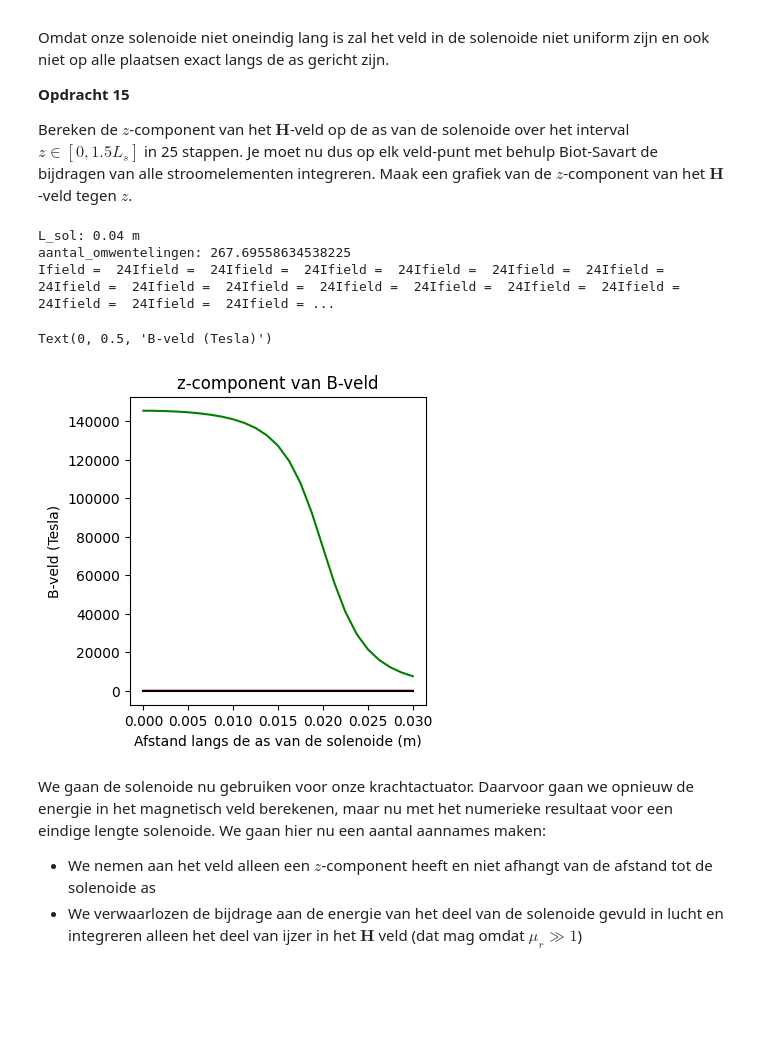
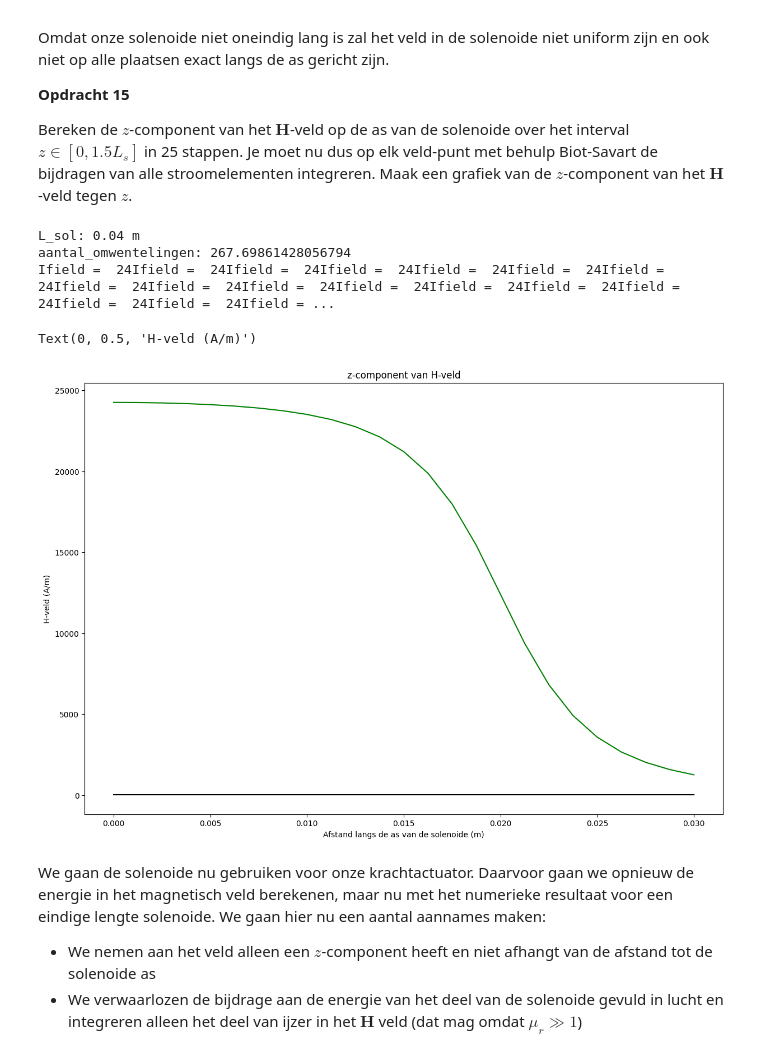
Before and after one commit to ElineSerpenti/opdrachten-DEF-D.EALSerpenti, a Jupyter notebook: Digital ontwerpopdracht 2/2KrachtactuatorOpdracht/KrachtactuatorOpdracht.ipynb, the cells around one changed output. Cells and saved outputs as stored; diff of their text form; code cells hidden in the pictures; blank space fills up the shorter version.

```diff
--- a/Digital ontwerpopdracht 2/2KrachtactuatorOpdracht/KrachtactuatorOpdracht.ipynb
+++ b/Digital ontwerpopdracht 2/2KrachtactuatorOpdracht/KrachtactuatorOpdracht.ipynb
@@ -825,0 +795,32 @@ Numeriek H-veld bij N=10000: [5.13017240e+00 3.61968176e+00 3.90556559e+04]
+# %%
+# Dit reken ik uit voor laatste geval: lichtschakelaar
+# Voor de lichtschakelaar kiezen we voor de lengte van de spoel: 0.04 m, straal van de spoel: 0.005 m , lengte draad: 8.41 m.
+# N = # wikkelng
+# print
+# H = nIz^
+z_dakje = np.array([0,0,1])
+H_analytisch = spoed * I * z_dakje
+print('Het veld van oneindig lange solenoide analytisch:', H_analytisch)
+
+N = N_punten
+
+# Genereer de punten met je bestaande functie
+x, y, z = parametrisatie(N, r_sol, aantal_omwentelingen, L_sol)
+punten = np.vstack((x, y, z)).T
+
+# Bereken het veld in het midden (oorsprong)
+r_field = np.array([0, 0, 0])
+H_totaal = np.array([0.0, 0.0, 0.0])
+
+# De vector 'r' in Biot-Savart loopt van de draad naar het meetpunt (0,0,0) = midden van solenoid
+# r_bron_naar_meetpunt = H_totaal - midden_dl
+
+for i in range(len(punten) - 1):
+    r_source = (punten[i] + punten[i+1]) / 2  # Het midden van het segmentje
+    dl = punten[i+1] - punten[i]             # De vector van het segmentje
+
+    # Gebruik bestaande functie
+    dH = field_current_element(r_field, r_source, dl)
+    H_totaal += dH
+
+print(f"Berekend H-veld in het midden: {H_totaal}")
@@ -832,45 +836,43 @@ Omdat onze solenoide niet oneindig lang is zal het veld in de solenoide niet uni
 Bereken de $z$-component van het $\mathbf{H}$-veld op de as van de solenoide over het interval $z \in [0, 1.5L_s]$ in 25 stappen. Je moet nu dus op elk veld-punt met behulp Biot-Savart de bijdragen van alle stroomelementen integreren. Maak een grafiek van de $z$-component van het $\mathbf{H}$-veld tegen $z$.
 # %%
 n_ax=25
-z_ax=np.linspace(0, 1.5*L_sol/2, n_ax)      # voor elk van deze veldpunten moet de totale invloed van alle dl van de hele spoel worden gesommeerd
+z_ax=np.linspace(0, 1.5*L_sol/2, n_ax)      # voor elk van deze veldpunten moet de totale invloed van alle dl van de hele spoel worden gesommeerd # wwwaaorm gedeeld door 2!!!!!
 print('L_sol:', L_sol, 'm')
 H_ax=np.zeros((n_ax,1))                     # kolom met 25 nullen
 N = n_stappen
 # aantal_omwent = aantal_omwentelingen
 print('aantal_omwentelingen:', aantal_omwentelingen)
 aantal_omwent = 1000
 
 for i_field in range(n_ax):         # loopt langs z-as van solenoid
     print(f"\rIfield =  {i_field}", end="") # Print welk element van het veld nu berekend wordt.
     # Bepaal de field coordinate
     Hsimulated=np.array([0,0,0], dtype='float64')           # indien bij nieuw veldpunt/ meetpunt aangekomen, wordt H weer op nul gezet.
     for i_source in np.arange(1, N):                    # hakt de draad/ de bron in N stukjes
         # Bepaal dl en r_source en gebruik
         Hsimulated += field_current_element(r_field, r_source, dl)          # dH wordt toegevoegd voor elke stukje dl
         print(f"Ifield =  {i_field}", end="")
 
     # selecting the z-component
     H_ax[i_field,0]=Hsimulated[2]           # H_ax is 25 lang in rij, en heeft 1 kolom. Vandaar de 0.
 
-H_veld_ideaal=analytical_answer*np.ones(n_ax)*(1.0*(z_ax < L_sol/2))
 
-# dit is nog een aardige analytische uitdrukking die je kan uitrekenen voor de z-component op de as van een solenoide met eindige lengte
+# dit is nog een analytische uitdrukking die je kan uitrekenen voor de z-component op de as van een solenoide met eindige lengte
 H_veld_analytisch=(aantal_omwent*I/L_sol/2)*((L_sol/2-z_ax)/np.sqrt((z_ax- L_sol/2)**2 + r_sol**2)+(L_sol/2+z_ax)/np.sqrt((z_ax+ L_sol/2)**2 + r_sol**2))
 
-plt.figure(figsize=[13,4])
+plt.figure(figsize=[50,10])
 plt.subplot(131)
-plt.title('z-component van B-veld')
-plt.plot(z_ax, H_veld_ideaal, '-r', label='ideaal')
+plt.title('z-component van H-veld')
 plt.plot(z_ax, H_veld_analytisch, '-g', label='analytisch')
 plt.plot(z_ax, H_ax, '-k', label='simulatie')
 plt.xlabel('Afstand langs de as van de solenoide (m)')      # dit is de z-as
-plt.ylabel('B-veld (Tesla)')
+plt.ylabel('H-veld (A/m)')
 # %% [output]
 L_sol: 0.04 m
-aantal_omwentelingen: 267.69558634538225
+aantal_omwentelingen: 267.69861428056794
 Ifield =  24Ifield =  24Ifield =  24Ifield =  24Ifield =  24Ifield =  24Ifield =  24Ifield =  24Ifield =  24Ifield =  24Ifield =  24Ifield =  24Ifield =  24Ifield =  24Ifield =  24Ifield =  24Ifield = ...
-Text(0, 0.5, 'B-veld (Tesla)')
+Text(0, 0.5, 'H-veld (A/m)')
-[figure, old version]
+[figure, new version]
 # %% [markdown]
 We gaan de solenoide nu gebruiken voor onze krachtactuator. Daarvoor gaan we opnieuw de energie in het magnetisch veld berekenen, maar nu met het numerieke resultaat voor een eindige lengte solenoide. We gaan hier nu een aantal aannames maken:
 * We nemen aan het veld alleen een $z$-component heeft en niet afhangt van de afstand tot de solenoide as
```
Also changed, not shown: parts of 11 cells of this notebook.
